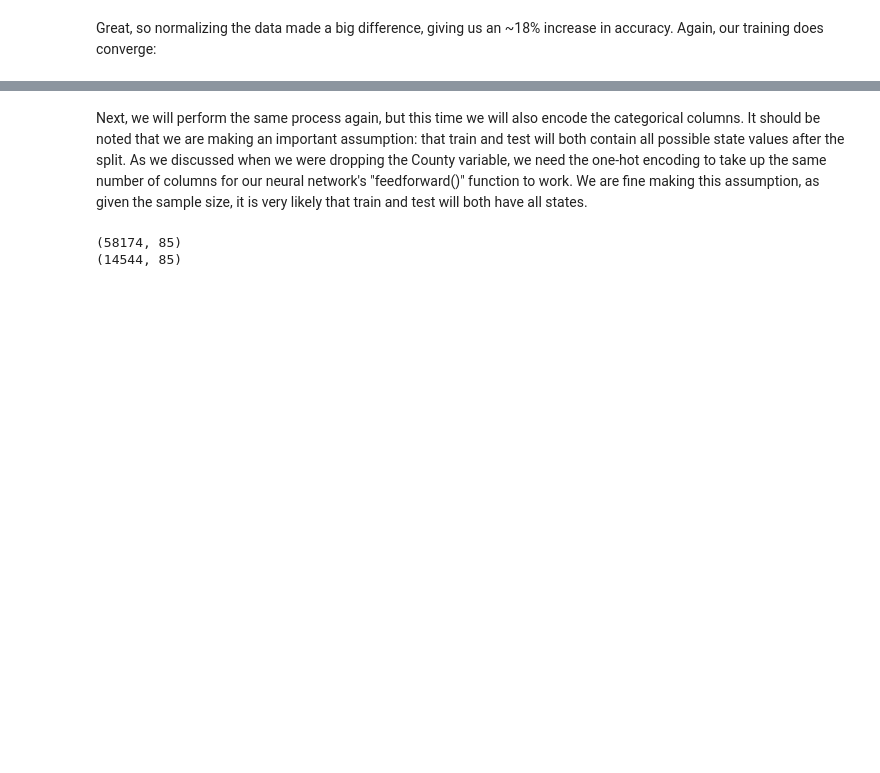
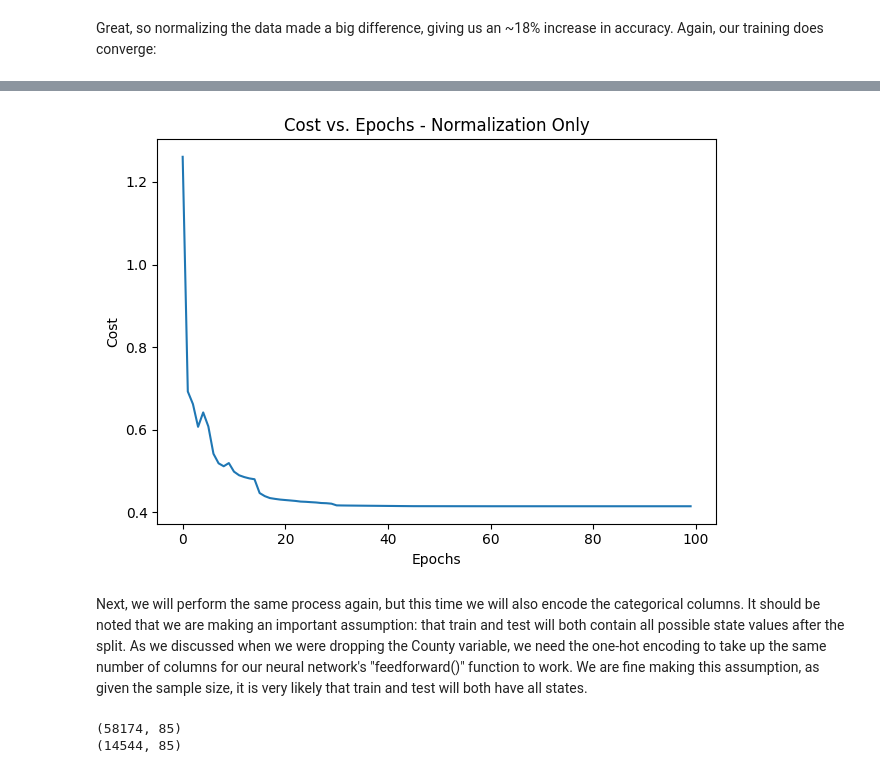
Before and after one commit to wyattsaltzman/ML-F23-Lab4, a Jupyter notebook: lab4.ipynb, the cells around one changed output, grey strips where cells are left out. Saved outputs shown, nothing was run; the diff lists cells and outputs as text; code cells hidden in the pictures; blank space fills up the shorter version.

```diff
--- a/lab4.ipynb
+++ b/lab4.ipynb
@@ -583,0 +695,6 @@ Validation accuracy: 0.838971397139714
+# %%
+# Run TLP with normalized data and balanced training data
+
+smote_nn_norm = TLP_Vec_Mini_Cross_Glorot(**vals)
+%time smote_nn_norm.fit(X_train_smote_norm, y_train_smote, print_progress=10, XY_test=(X_test_norm, y_test))
+print_accuracies(smote_nn_norm,X_train_smote_norm,y_train_smote,X_test_norm,y_test)
@@ -595,3 +718,12 @@ plt.show()
+# %%
+plt.plot(range(len(smote_nn_norm.cost_)), smote_nn_norm.cost_)
+plt.title('Cost vs. Epochs - Normalization Only')
+plt.ylabel('Cost')
+plt.xlabel('Epochs')
+plt.tight_layout()
+plt.show()
+# %% [output]
+[figure, added]
 # %% [markdown]
 Next, we will perform the same process again, but this time we will also encode the categorical columns. It should be noted that we are making an important assumption: that train and test will both contain all possible state values after the split. As we discussed when we were dropping the County variable, we need the one-hot encoding to take up the same number of columns for our neural network's "feedforward()" function to work. We are fine making this assumption, as given the sample size, it is very likely that train and test will both have all states.
 # %%
```
Also changed, not shown: parts of 24 cells of this notebook.
